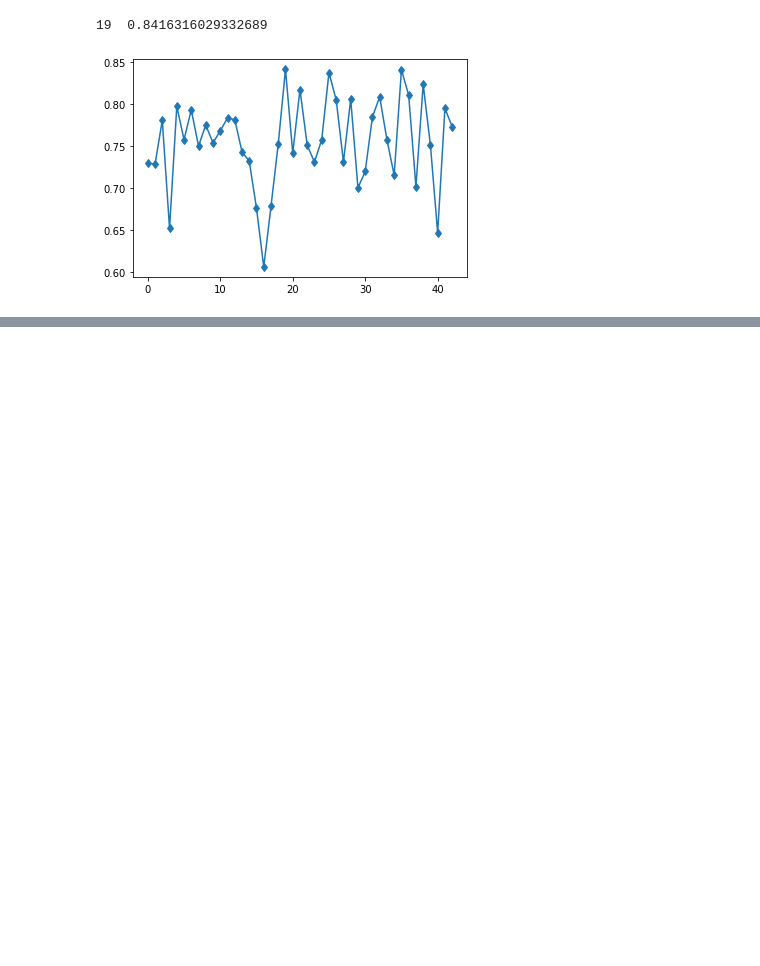
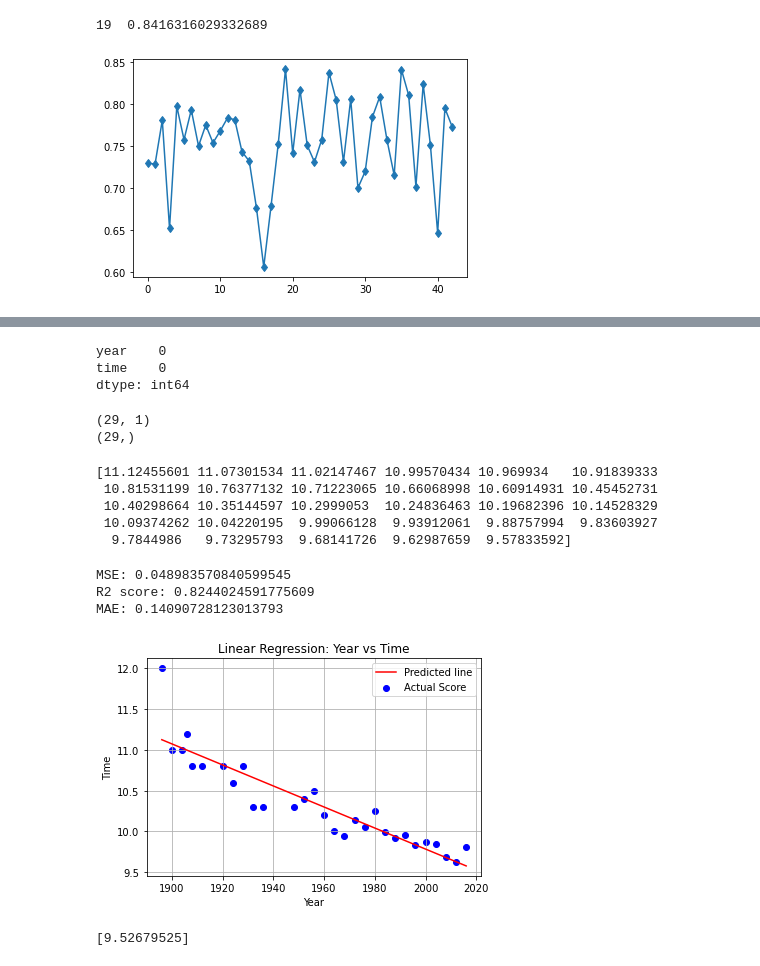
Before and after one commit to Suparshv/FCSP-2, a Jupyter notebook: CH-5.ipynb, the cells around one changed output, grey strips where cells are left out. Cells and saved outputs as stored; diff of their text form; code cells hidden in the pictures; blank space fills up the shorter version.

```diff
--- a/CH-5.ipynb
+++ b/CH-5.ipynb
@@ -254,3 +254,7 @@ plt.show()
 # %% [output]
 19  0.8416316029332689
 [figure]
+# %%
+import pandas as pd
+o=pd.read_csv('olympic100m.csv')
+o
@@ -256,0 +279,54 @@ plt.show()
+# %%
+o.isna().sum()
+# %% [output]
+year    0
+time    0
+dtype: int64
+# %%
+x=o.iloc[:,0:1]#x=o['year'] x=np.array(x).reshape((-1,1))
+y=o.iloc[:,-1]#y=o['time'] y=np.array(y)
+print(x.shape)
+print(y.shape)
+# %% [output]
+(29, 1)
+(29,)
+# %%
+from sklearn.linear_model import LinearRegression
+model=LinearRegression()
+model.fit(x,y)
+y_pred=model.predict(x)
+print(y_pred)
+# %% [output]
+[11.12455601 11.07301534 11.02147467 10.99570434 10.969934   10.91839333
+ 10.81531199 10.76377132 10.71223065 10.66068998 10.60914931 10.45452731
+ 10.40298664 10.35144597 10.2999053  10.24836463 10.19682396 10.14528329
+ 10.09374262 10.04220195  9.99066128  9.93912061  9.88757994  9.83603927
+  9.7844986   9.73295793  9.68141726  9.62987659  9.57833592]
+# %%
+from sklearn.metrics import mean_squared_error,r2_score,mean_absolute_error
+print('MSE:',mean_squared_error(y,y_pred))
+print('R2 score:',r2_score(y,y_pred))
+print('MAE:',mean_absolute_error(y,y_pred))
+# %% [output]
+MSE: 0.048983570840599545
+R2 score: 0.8244024591775609
+MAE: 0.14090728123013793
+# %%
+import matplotlib.pyplot as plt
+import numpy as np
+plt.scatter(x,y,color='blue',label='Actual Score')
+x=np.array(x)
+plt.plot(x,y_pred,color='red',label='Predicted line')
+plt.xlabel("Year")
+plt.ylabel("Time")
+plt.title('Linear Regression: Year vs Time')
+plt.grid()
+plt.legend()
+plt.show()
+# %% [output]
+[figure, added]
+# %%
+y_p=model.predict([[2020]])
+print(y_p)
+# %% [output]
+[9.52679525]
```
Also changed, not shown: parts of 28 cells of this notebook.
